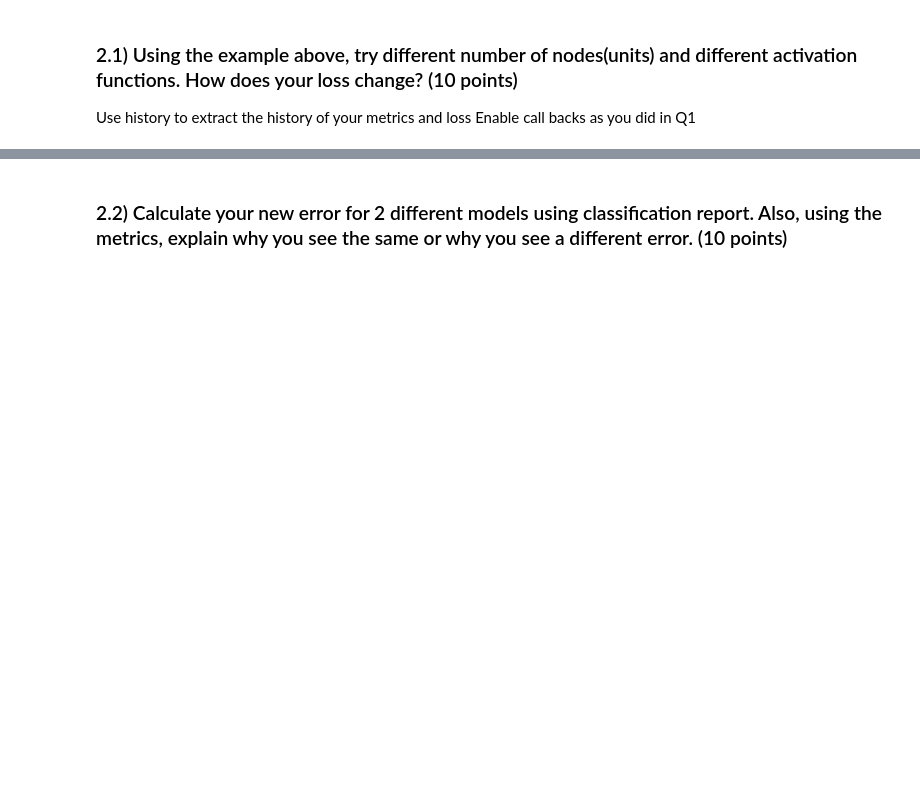
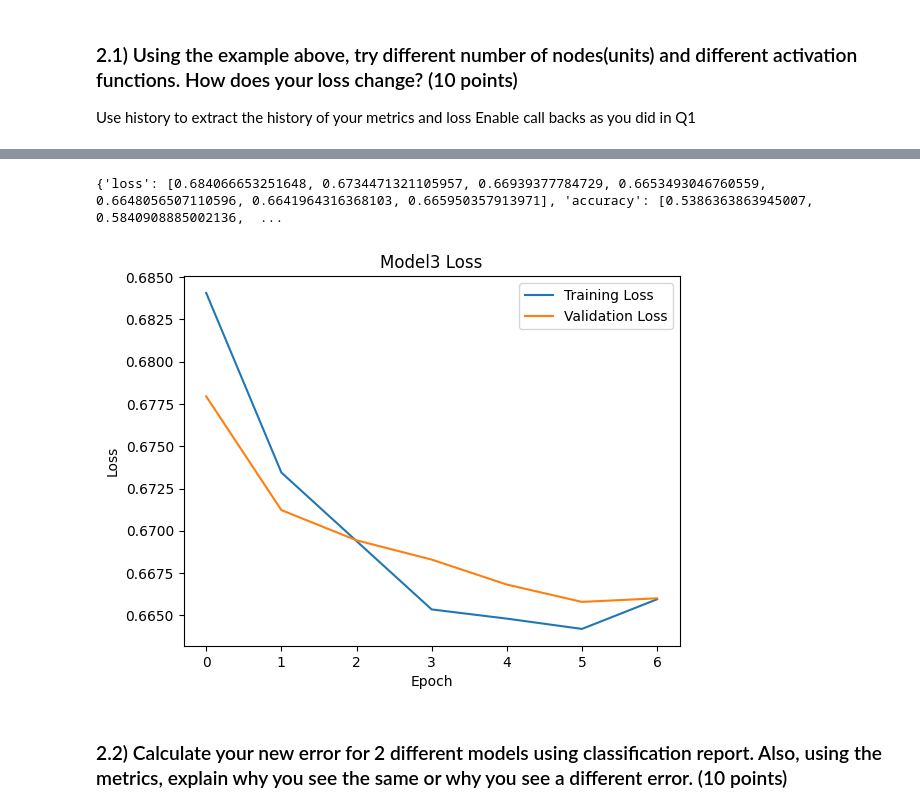
Before and after one commit to TerryYan26/hw3, a Jupyter notebook: HW3_DNNs_&_CNNs.ipynb, the cells around one changed output, grey strips where cells are left out. Saved outputs shown, nothing was run; the diff lists cells and outputs as text; code cells hidden in the pictures; blank space fills up the shorter version.

```diff
--- a/HW3_DNNs_&_CNNs.ipynb
+++ b/HW3_DNNs_&_CNNs.ipynb
@@ -169,2 +341,38 @@ history = model.fit(X_train.astype('float'), y_train, batch_size = 10, epochs =
+# %%
+model3 = Sequential()
+model3.add(Dense(units=64, activation='sigmoid', input_shape=(X_train.shape[1],)))  # Changed to sigmoid
+model3.add(Dense(units=1, activation='sigmoid'))
+model3.compile(optimizer='adam', loss='binary_crossentropy', metrics=['accuracy'])
+# %%
+# set up your early stopping call backs
+tf.keras.callbacks.EarlyStopping(
+    monitor='val_loss',
+    min_delta=0,
+    patience=0,
+    verbose=0,
+    mode='auto',
+    baseline=None,
+    restore_best_weights=False,
+    start_from_epoch=0
+)
+
+history = model3.fit(X_train.astype('float'), y_train, validation_split=0.2, batch_size=10, epochs=10, verbose=0, callbacks=[early_stopping])
+# %%
+print(history.history)
+# %% [output]
+{'loss': [0.684066653251648, 0.6734471321105957, 0.66939377784729, 0.6653493046760559, 0.6648056507110596, 0.6641964316368103, 0.665950357913971], 'accuracy': [0.5386363863945007, 0.5840908885002136,  ...
+# %%
+import matplotlib.pyplot as plt
+
+# Plotting training and validation loss
+plt.plot(history.history['loss'], label='Training Loss')
+plt.plot(history.history['val_loss'], label='Validation Loss')
+plt.title('Model3 Loss')
+plt.ylabel('Loss')
+plt.xlabel('Epoch')
+plt.legend()
+plt.show()
+# %% [output]
+[figure, added]
 # %% [markdown]
 ### 2.2) Calculate your new error for 2 different models using classification report. Also, using the metrics, explain why you see the same or why you see a different error. (10 points)
```
Also changed, not shown: parts of 56 cells of this notebook, 5 other files.
